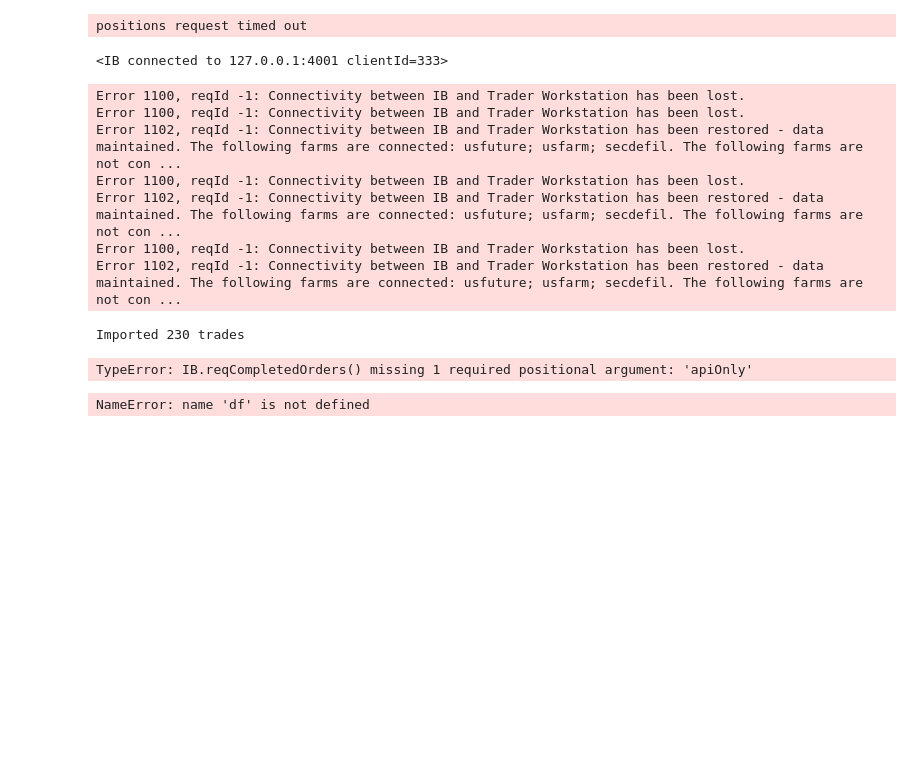
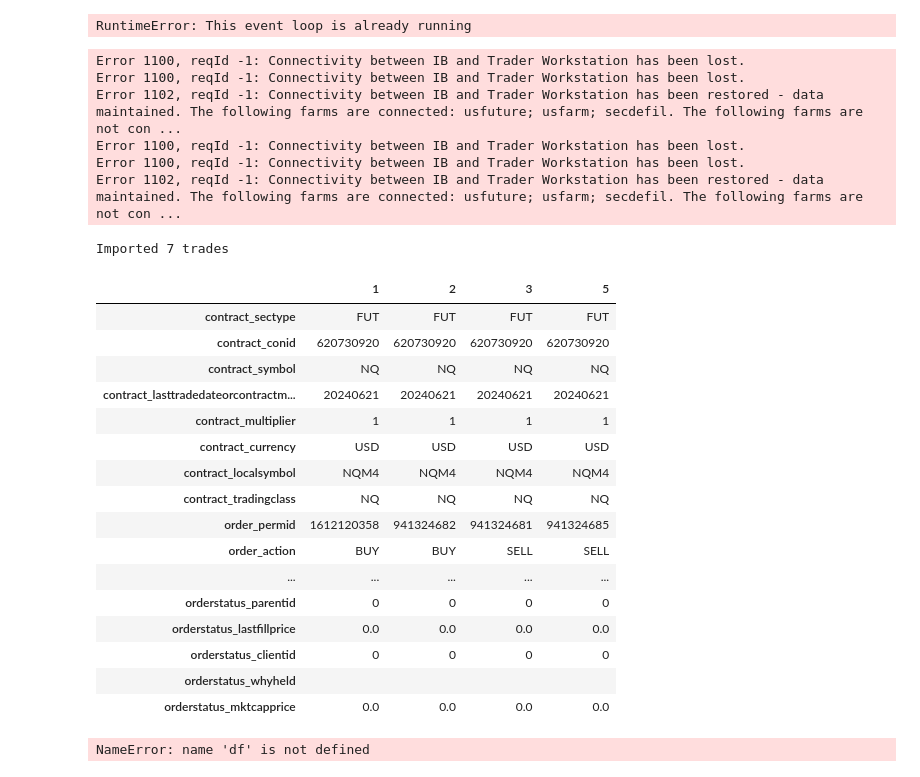
Before and after one commit to 9812334/ib_async, a Jupyter notebook: notebooks/portfolio_sync_0.1.ipynb, the cells around one changed output. Cells and saved outputs as stored; diff of their text form; code cells hidden in the pictures; blank space fills up the shorter version.

```diff
--- a/notebooks/portfolio_sync_0.1.ipynb
+++ b/notebooks/portfolio_sync_0.1.ipynb
@@ -1,16 +1,25 @@
 # %%
+import pandas as pd
+
+from supabase import create_client, Client
+
+url: str = "https://dbcizmxdlufqncxipqwt.supabase.co"
+key: str = (
+    "eyJhbGciOiJIUzI1NiIsInR5cCI6IkpXVCJ9.eyJpc3MiOiJzdXBhYmFzZSIsInJlZiI6ImRiY2l6bXhkbHVmcW5jeGlwcXd0Iiwicm9sZSI6ImFub24iLCJpYXQiOjE3MDE4NDkxMTMsImV4cCI6MjAxNzQyNTExM30.ys98bhleekrfDJAbrMMqXGsVh1XMa3Vtl8O62s7D5as"
+)
+supabase: Client = create_client(url, key)
+
+
 from ib_async import *
 
 ib = IB()
-util.startLoop()
-print(ib.connect("127.0.0.1", 4001, 333))
+# util.startLoop
+print(ib.connect("127.0.0.1", 4001, 313))
 # %% [output]
-positions request timed out
+RuntimeError: This event loop is already running
-<IB connected to 127.0.0.1:4001 clientId=333>
+Error 1100, reqId -1: Connectivity between IB and Trader Workstation has been lost.
+Error 1100, reqId -1: Connectivity between IB and Trader Workstation has been lost.
+Error 1102, reqId -1: Connectivity between IB and Trader Workstation has been restored - data maintained. The following farms are connected: usfuture; usfarm; secdefil. The following farms are not con ...
+Error 1100, reqId -1: Connectivity between IB and Trader Workstation has been lost.
+Error 1100, reqId -1: Connectivity between IB and Trader Workstation has been lost.
+Error 1102, reqId -1: Connectivity between IB and Trader Workstation has been restored - data maintained. The following farms are connected: usfuture; usfarm; secdefil. The following farms are not con ...
-Error 1100, reqId -1: Connectivity between IB and Trader Workstation has been lost.
-Error 1100, reqId -1: Connectivity between IB and Trader Workstation has been lost.
-Error 1102, reqId -1: Connectivity between IB and Trader Workstation has been restored - data maintained. The following farms are connected: usfuture; usfarm; secdefil. The following farms are not con ...
-Error 1100, reqId -1: Connectivity between IB and Trader Workstation has been lost.
-Error 1102, reqId -1: Connectivity between IB and Trader Workstation has been restored - data maintained. The following farms are connected: usfuture; usfarm; secdefil. The following farms are not con ...
-Error 1100, reqId -1: Connectivity between IB and Trader Workstation has been lost.
-Error 1102, reqId -1: Connectivity between IB and Trader Workstation has been restored - data maintained. The following farms are connected: usfuture; usfarm; secdefil. The following farms are not con ...
@@ -104,15 +105,34 @@ def import_trades(trades):
 
     print(f"Imported {len(trades)} trades")
 
+    return d_list
 
-import_trades(trades=ib.trades())
+
+trade_list = import_trades(trades=ib.trades())
 # %% [output]
-Imported 230 trades
+Imported 7 trades
-# %%
-r = ib.reqCompletedOrders()
-r
-# %% [output]
-TypeError: IB.reqCompletedOrders() missing 1 required positional argument: 'apiOnly'
+# %%
+trade_df = pd.DataFrame(trade_list)
+# %%
+trade_df[trade_df["orderstatus_status"] == "Filled"].T
+# %% [output]
+|  | 1 | 2 | 3 | 5 |
+| contract_sectype | FUT | FUT | FUT | FUT |
+| contract_conid | 620730920 | 620730920 | 620730920 | 620730920 |
+| contract_symbol | NQ | NQ | NQ | NQ |
+| contract_lasttradedateorcontractm... | 20240621 | 20240621 | 20240621 | 20240621 |
+| contract_multiplier | 1 | 1 | 1 | 1 |
+| contract_currency | USD | USD | USD | USD |
+| contract_localsymbol | NQM4 | NQM4 | NQM4 | NQM4 |
+| contract_tradingclass | NQ | NQ | NQ | NQ |
+| order_permid | 1612120358 | 941324682 | 941324681 | 941324685 |
+| order_action | BUY | BUY | SELL | SELL |
+| ... | ... | ... | ... | ... |
+| orderstatus_parentid | 0 | 0 | 0 | 0 |
+| orderstatus_lastfillprice | 0.0 | 0.0 | 0.0 | 0.0 |
+| orderstatus_clientid | 0 | 0 | 0 | 0 |
+| orderstatus_whyheld |  |  |  |  |
+| orderstatus_mktcapprice | 0.0 | 0.0 | 0.0 | 0.0 |
 # %%
 # Extract contracts from portfolio
 column = df["contract"]
```
Also changed, not shown: parts of 1 cell of this notebook, 4 other files.
